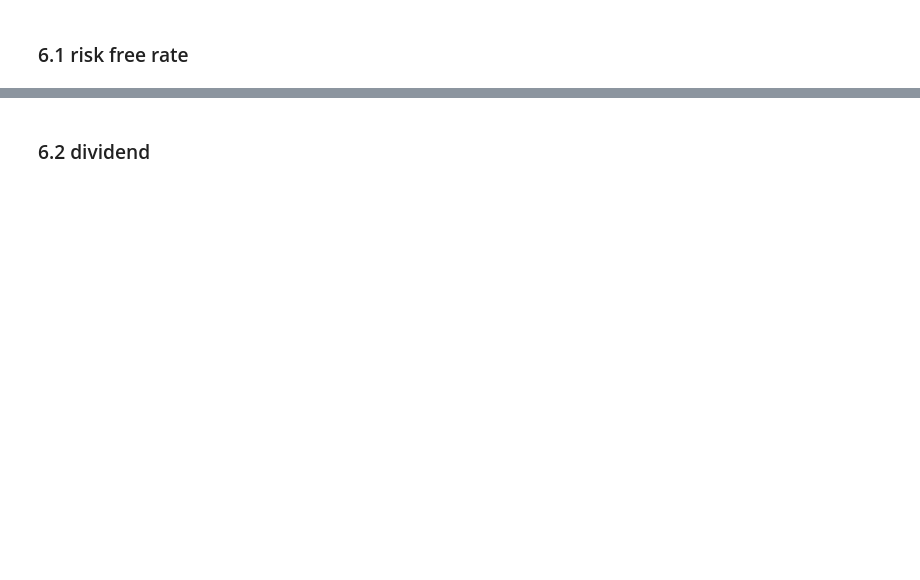
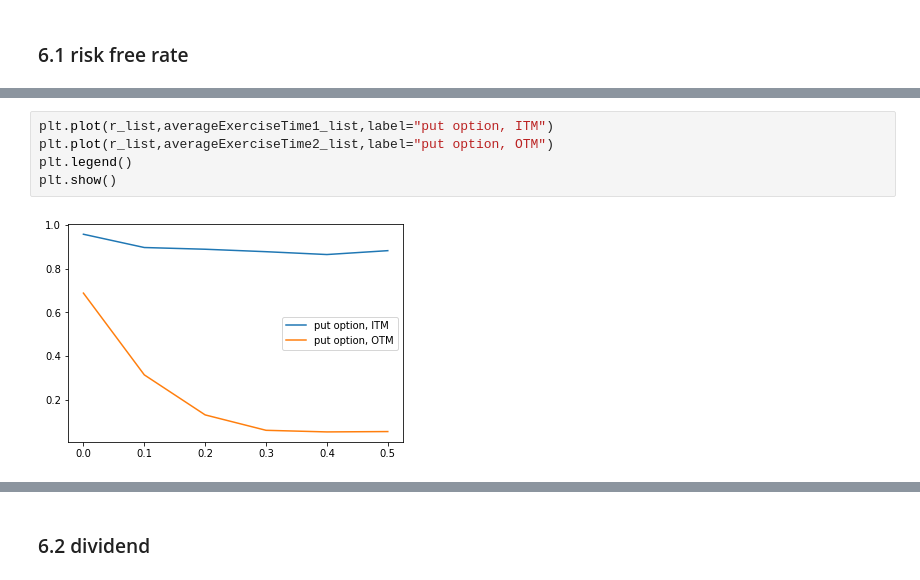
Before and after one commit to jerryxyx/MonteCarlo, a Jupyter notebook: HLSM-BlackScholes-American.ipynb, the cells around one changed output, grey strips where cells are left out. Saved outputs shown, nothing was run; the diff lists cells and outputs as text; blank space fills up the shorter version.

```diff
--- a/HLSM-BlackScholes-American.ipynb
+++ b/HLSM-BlackScholes-American.ipynb
@@ -372 +549,8 @@ price: 0.004791735428995422, delta-hedge: 0.04315073668263245
+# %%
+plt.plot(r_list,averageExerciseTime1_list,label="put option, ITM")
+plt.plot(r_list,averageExerciseTime2_list,label="put option, OTM")
+plt.legend()
+plt.show()
+# %% [output]
+[figure, added]
 # %%
```
Also changed, not shown: parts of 48 cells of this notebook.
